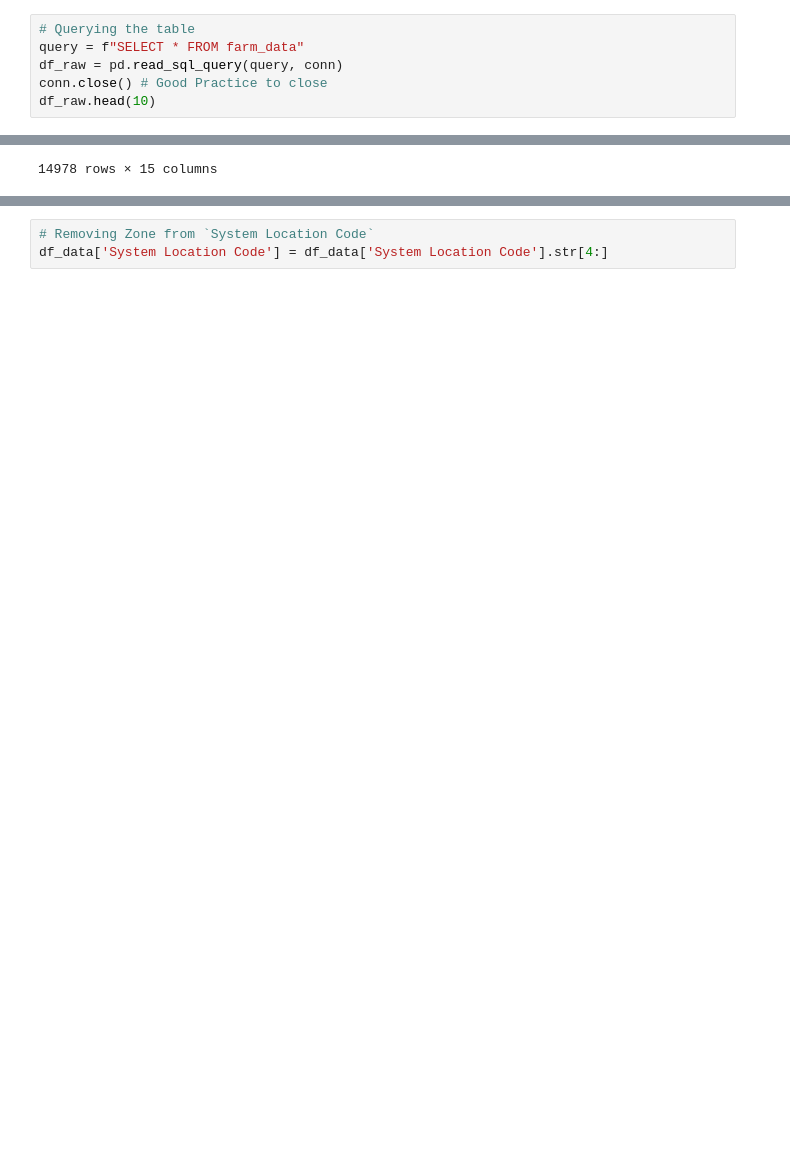
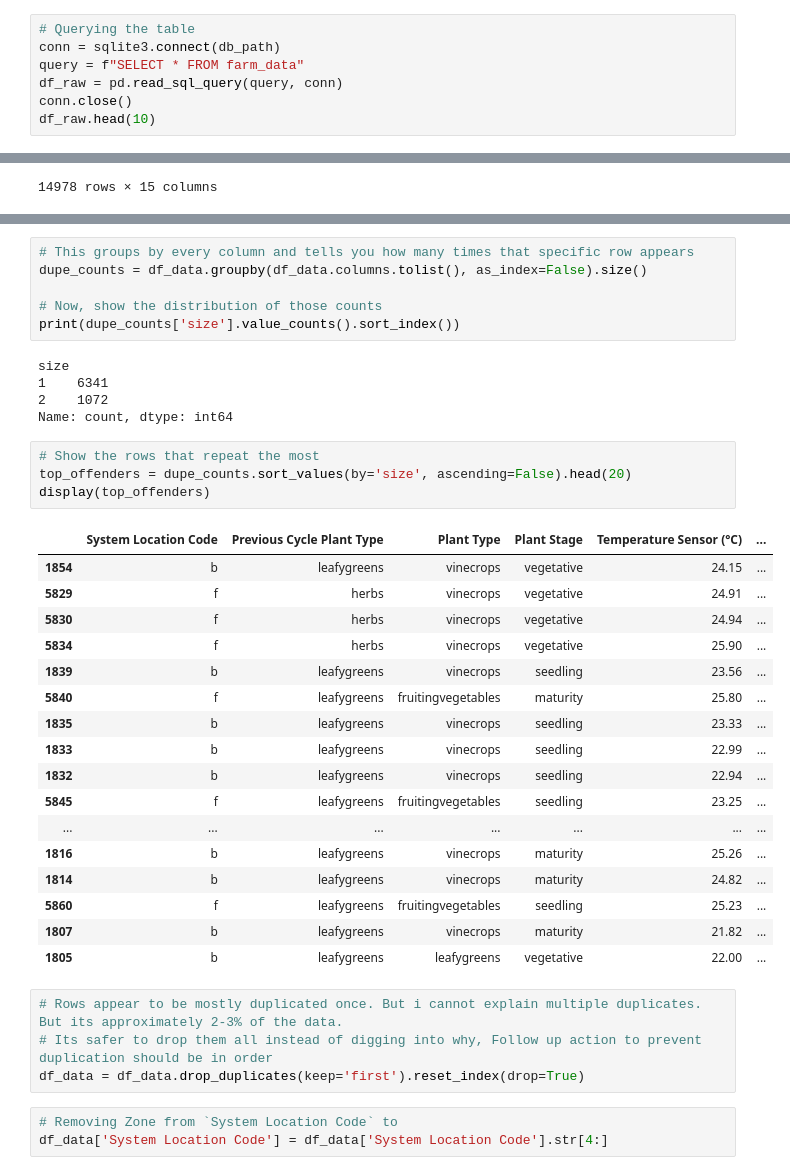
Before and after one commit to CatoYang/AIAP-Assessments, a Jupyter notebook: AIAP19 EDA.ipynb, the cells around one changed output, grey strips where cells are left out. Cells and saved outputs as stored; diff of their text form; blank space fills up the shorter version.

```diff
--- a/AIAP19 EDA.ipynb
+++ b/AIAP19 EDA.ipynb
@@ -66,8 +184,9 @@ Loaded table: farm_data, shape: (57489, 15)
 # %%
 # Querying the table
+conn = sqlite3.connect(db_path)
 query = f"SELECT * FROM farm_data"
 df_raw = pd.read_sql_query(query, conn)
-conn.close() # Good Practice to close
+conn.close()
 df_raw.head(10)
 # %% [output]
 |  | System Location Code | Previous Cycle Plant Type | Plant Type | Plant Stage | Temperature Sensor (°C) | ... |
@@ -158,5 +287,42 @@ df_data[df_data.duplicated(keep=False)]
+# %%
+# This groups by every column and tells you how many times that specific row appears
+dupe_counts = df_data.groupby(df_data.columns.tolist(), as_index=False).size()
+
+# Now, show the distribution of those counts
+print(dupe_counts['size'].value_counts().sort_index())
+# %% [output]
+size
+1    6341
+2    1072
+Name: count, dtype: int64
+# %%
+# Show the rows that repeat the most
+top_offenders = dupe_counts.sort_values(by='size', ascending=False).head(20)
+display(top_offenders)
+# %% [output]
+|  | System Location Code | Previous Cycle Plant Type | Plant Type | Plant Stage | Temperature Sensor (°C) | ... |
+| 1854 | b | leafygreens | vinecrops | vegetative | 24.15 | ... |
+| 5829 | f | herbs | vinecrops | vegetative | 24.91 | ... |
+| 5830 | f | herbs | vinecrops | vegetative | 24.94 | ... |
+| 5834 | f | herbs | vinecrops | vegetative | 25.90 | ... |
+| 1839 | b | leafygreens | vinecrops | seedling | 23.56 | ... |
+| 5840 | f | leafygreens | fruitingvegetables | maturity | 25.80 | ... |
+| 1835 | b | leafygreens | vinecrops | seedling | 23.33 | ... |
+| 1833 | b | leafygreens | vinecrops | seedling | 22.99 | ... |
+| 1832 | b | leafygreens | vinecrops | seedling | 22.94 | ... |
+| 5845 | f | leafygreens | fruitingvegetables | seedling | 23.25 | ... |
+| ... | ... | ... | ... | ... | ... | ... |
+| 1816 | b | leafygreens | vinecrops | maturity | 25.26 | ... |
+| 1814 | b | leafygreens | vinecrops | maturity | 24.82 | ... |
+| 5860 | f | leafygreens | fruitingvegetables | seedling | 25.23 | ... |
+| 1807 | b | leafygreens | vinecrops | maturity | 21.82 | ... |
+| 1805 | b | leafygreens | leafygreens | vegetative | 22.00 | ... |
+# %%
+# Rows appear to be mostly duplicated once. But i cannot explain multiple duplicates. But its approximately 2-3% of the data.
+# Its safer to drop them all instead of digging into why, Follow up action to prevent duplication should be in order
+df_data = df_data.drop_duplicates(keep='first').reset_index(drop=True)
 # %%
-# Removing Zone from `System Location Code`
+# Removing Zone from `System Location Code` to
 df_data['System Location Code'] = df_data['System Location Code'].str[4:]
 # %%
 # Removing non numeric values from nutrient sensors, converting to int
```
Also changed, not shown: parts of 20 cells of this notebook, 1 other file.
